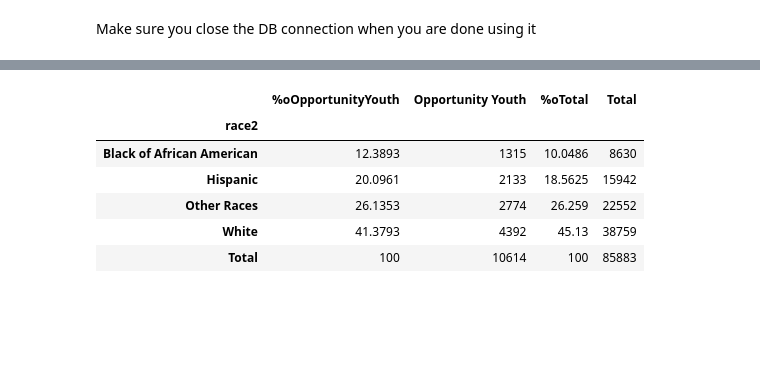
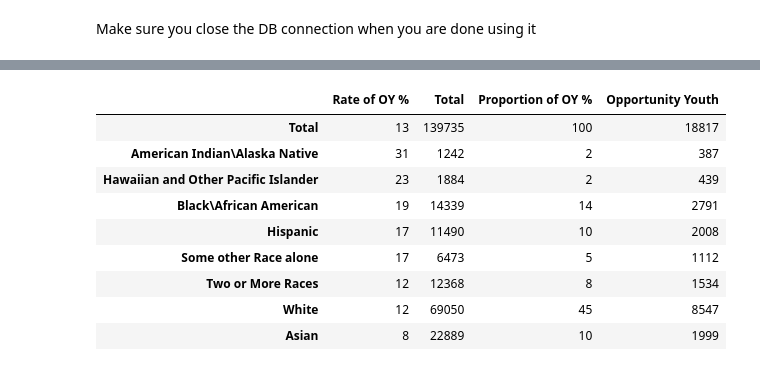
Before and after one commit to hmdev649/dsc-mod-1-project-seattle-ds, a Jupyter notebook: notebooks/exploratory/01_erh_download_and_explore_data.ipynb, the cells around one changed output, grey strips where cells are left out. Drawn from its saved outputs; the diff is of its cells as text; code cells hidden in the pictures; blank space fills up the shorter version.

```diff
--- a/notebooks/exploratory/01_erh_download_and_explore_data.ipynb
+++ b/notebooks/exploratory/01_erh_download_and_explore_data.ipynb
@@ -140,12 +129,14 @@ race_2017
-# %%
-#df=FF.create_df()
-race2_2017=FF.create_race2_2017(df)
-race2_2017
-# %% [output]
-|  | %oOpportunityYouth | Opportunity Youth | %oTotal | Total |
-| race2 |  |  |  |  |
-| Black of African American | 12.3893 | 1315 | 10.0486 | 8630 |
-| Hispanic | 20.0961 | 2133 | 18.5625 | 15942 |
-| Other Races | 26.1353 | 2774 | 26.259 | 22552 |
-| White | 41.3793 | 4392 | 45.13 | 38759 |
-| Total | 100 | 10614 | 100 | 85883 |
+# %%
+race_2016=FF.create_race_2016()
+race_2016
+# %% [output]
+|  | Rate of OY % | Total | Proportion of OY % | Opportunity Youth |
+| Total | 13 | 139735 | 100 | 18817 |
+| American Indian\Alaska Native | 31 | 1242 | 2 | 387 |
+| Hawaiian and Other Pacific Islander | 23 | 1884 | 2 | 439 |
+| Black\African American | 19 | 14339 | 14 | 2791 |
+| Hispanic | 17 | 11490 | 10 | 2008 |
+| Some other Race alone | 17 | 6473 | 5 | 1112 |
+| Two or More Races | 12 | 12368 | 8 | 1534 |
+| White | 12 | 69050 | 45 | 8547 |
+| Asian | 8 | 22889 | 10 | 1999 |
```
Also changed, not shown: parts of 16 cells of this notebook, 3 other files.
